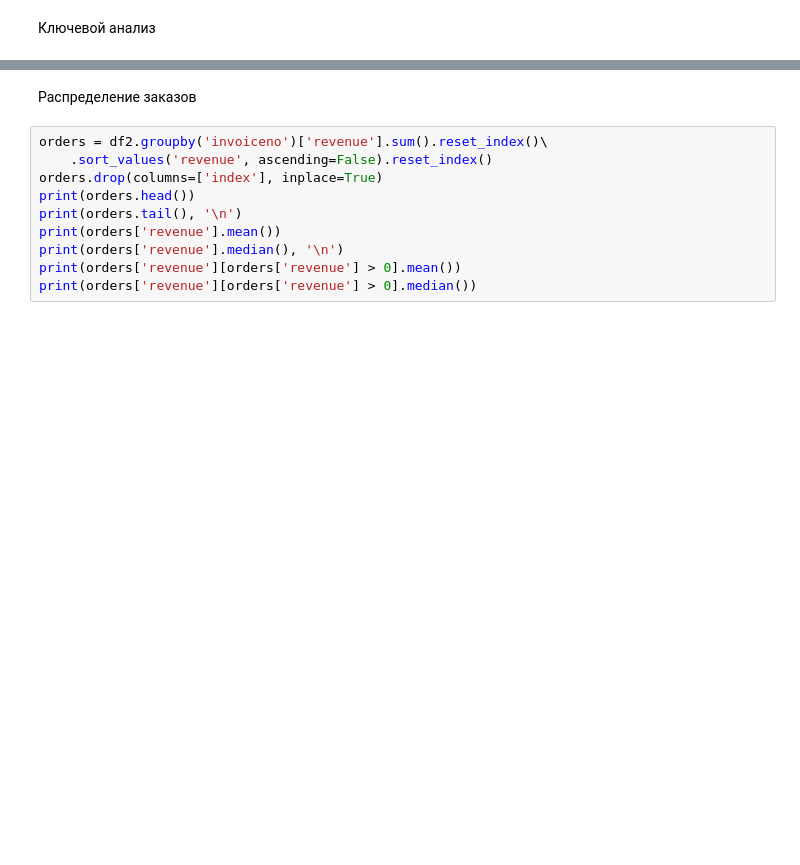
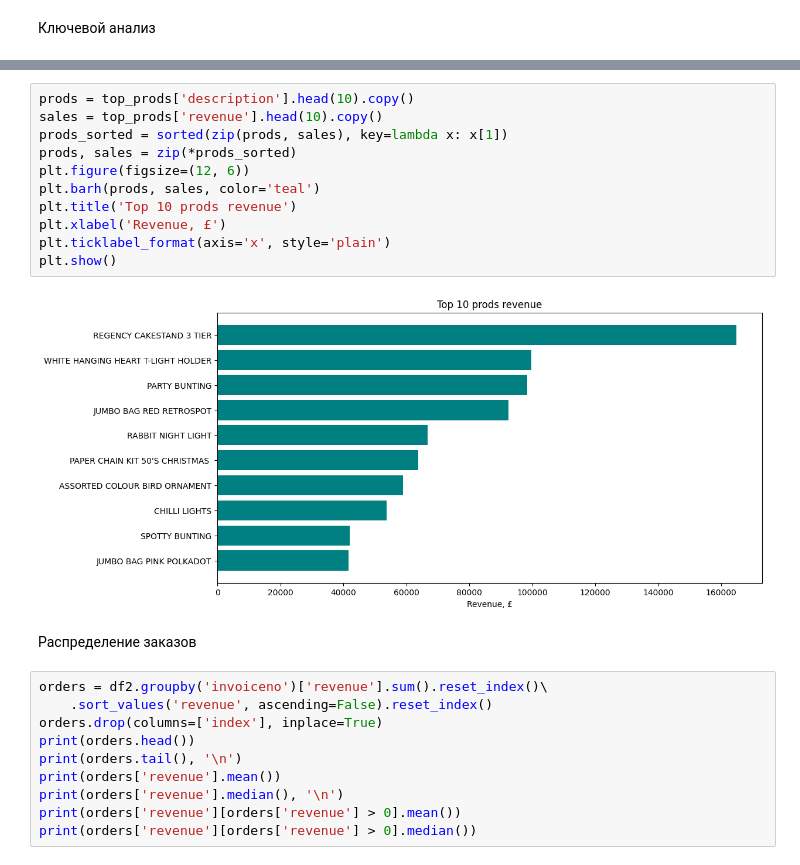
Before and after one commit to imamorr/online-retail-analysis, a Jupyter notebook: notebooks/analysis.ipynb, the cells around one changed output, grey strips where cells are left out. Drawn from its saved outputs; the diff is of its cells as text; blank space fills up the shorter version.

```diff
--- a/notebooks/analysis.ipynb
+++ b/notebooks/analysis.ipynb
@@ -94,3 +246,16 @@ print(top_prods.tail(10))
+# %%
+prods = top_prods['description'].head(10).copy()
+sales = top_prods['revenue'].head(10).copy()
+prods_sorted = sorted(zip(prods, sales), key=lambda x: x[1])
+prods, sales = zip(*prods_sorted)
+plt.figure(figsize=(12, 6))
+plt.barh(prods, sales, color='teal')
+plt.title('Top 10 prods revenue')
+plt.xlabel('Revenue, £')
+plt.ticklabel_format(axis='x', style='plain')
+plt.show()
+# %% [output]
+[figure, added]
 # %% [markdown]
 Распределение заказов
 # %%
```
Also changed, not shown: parts of 13 cells of this notebook.
